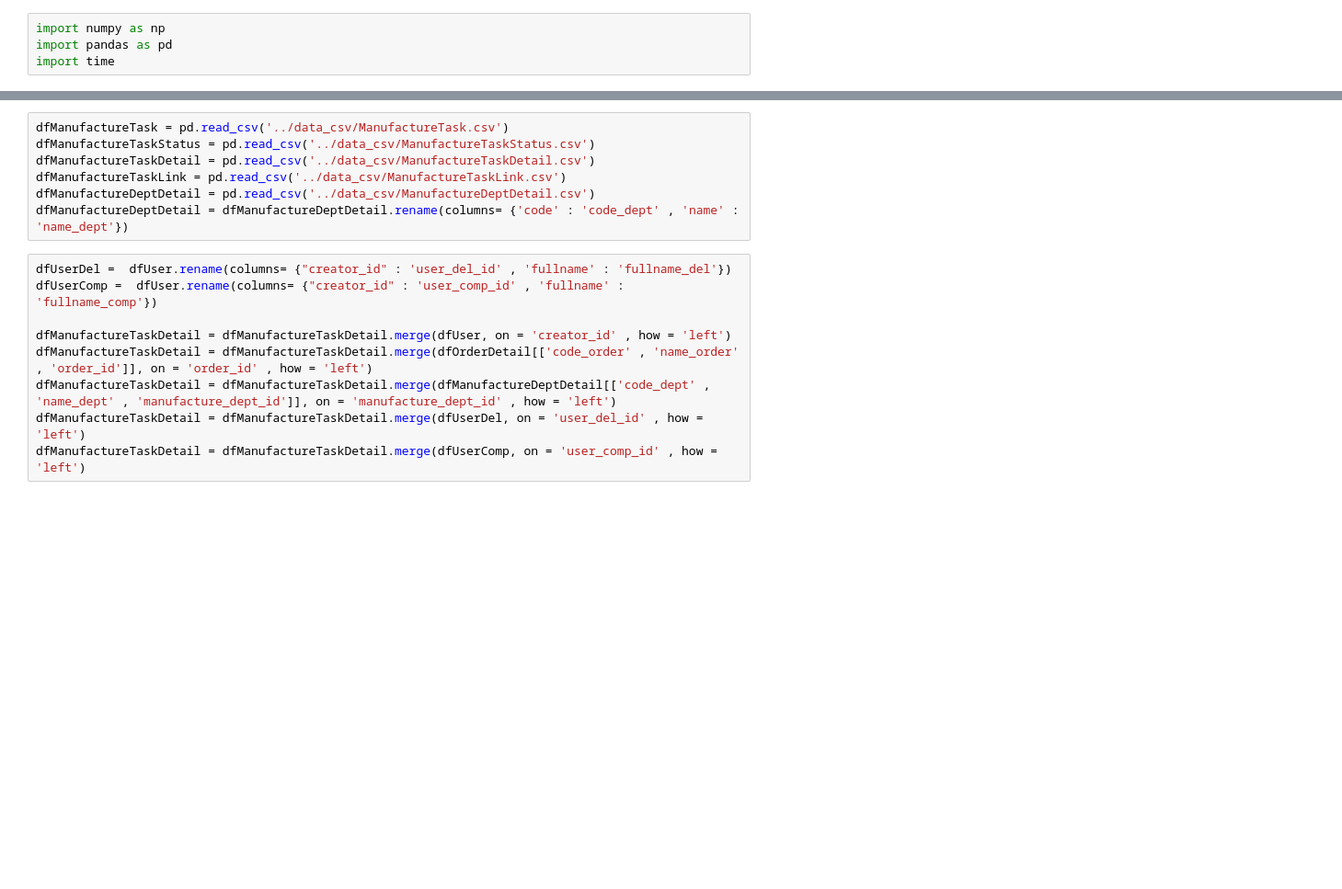
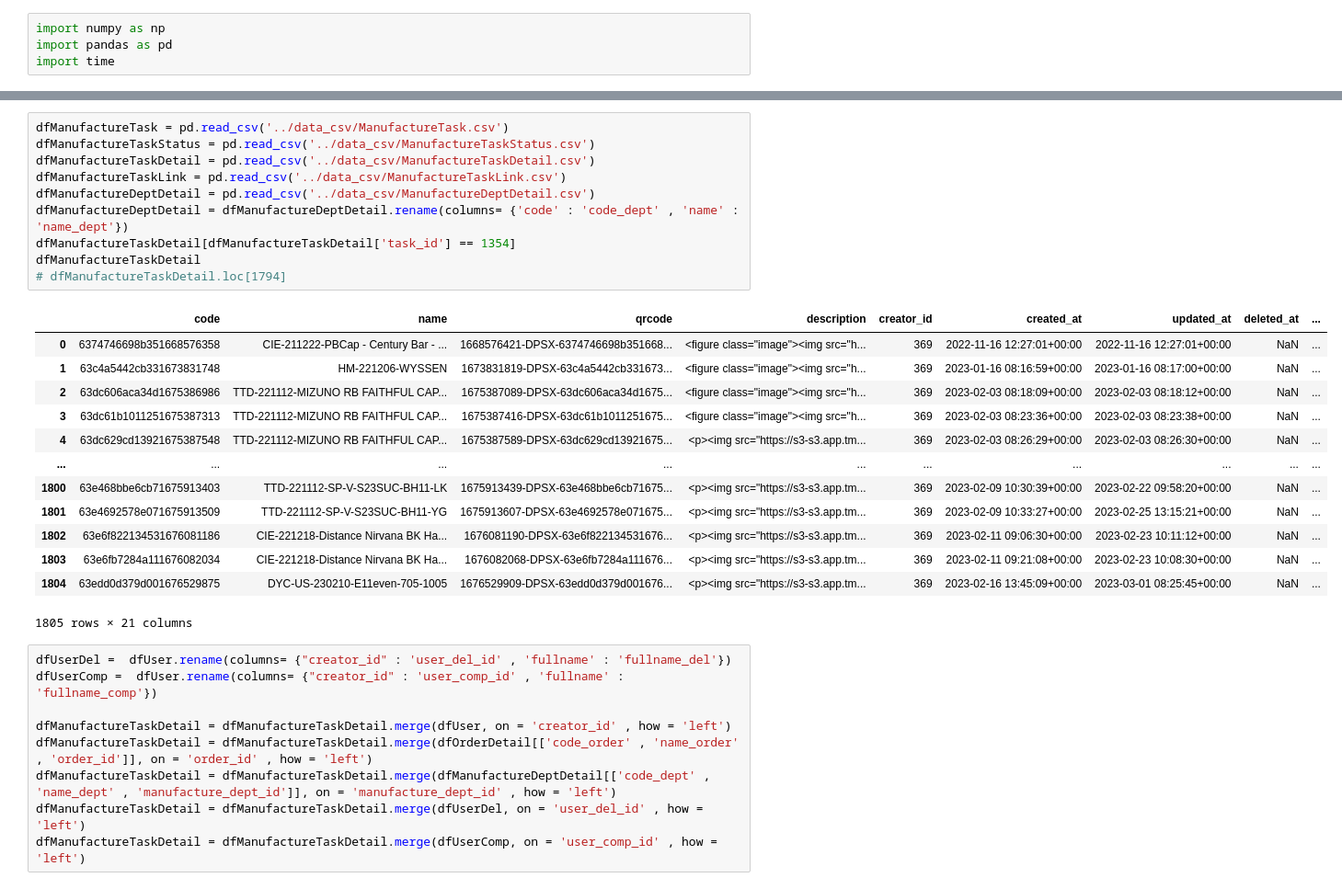
Before and after one commit to Thang1703hrsh/TMSDjango, a Jupyter notebook: temporary/get_manufacture_task.ipynb, the cells around one changed output, grey strips where cells are left out. Shown at 92% size. Cells and saved outputs as stored; diff of their text form; blank space fills up the shorter version.

```diff
--- a/temporary/get_manufacture_task.ipynb
+++ b/temporary/get_manufacture_task.ipynb
@@ -9,10 +17,27 @@ dfOrderDetail = dfOrderDetail.rename(columns= {"code" : 'code_order' , 'name' :
 # %%
 dfManufactureTask = pd.read_csv('../data_csv/ManufactureTask.csv')
 dfManufactureTaskStatus = pd.read_csv('../data_csv/ManufactureTaskStatus.csv')
 dfManufactureTaskDetail = pd.read_csv('../data_csv/ManufactureTaskDetail.csv')
 dfManufactureTaskLink = pd.read_csv('../data_csv/ManufactureTaskLink.csv')
 dfManufactureDeptDetail = pd.read_csv('../data_csv/ManufactureDeptDetail.csv')
 dfManufactureDeptDetail = dfManufactureDeptDetail.rename(columns= {'code' : 'code_dept' , 'name' : 'name_dept'})
+dfManufactureTaskDetail[dfManufactureTaskDetail['task_id'] == 1354]
+dfManufactureTaskDetail
+# dfManufactureTaskDetail.loc[1794]
+# %% [output]
+|  | code | name | qrcode | description | creator_id | created_at | updated_at | deleted_at | ... |
+| 0 | 6374746698b351668576358 | CIE-211222-PBCap - Century Bar - ... | 1668576421-DPSX-6374746698b351668... | <figure class="image"><img src="h... | 369 | 2022-11-16 12:27:01+00:00 | 2022-11-16 12:27:01+00:00 | NaN | ... |
+| 1 | 63c4a5442cb331673831748 | HM-221206-WYSSEN | 1673831819-DPSX-63c4a5442cb331673... | <figure class="image"><img src="h... | 369 | 2023-01-16 08:16:59+00:00 | 2023-01-16 08:17:00+00:00 | NaN | ... |
+| 2 | 63dc606aca34d1675386986 | TTD-221112-MIZUNO RB FAITHFUL CAP... | 1675387089-DPSX-63dc606aca34d1675... | <figure class="image"><img src="h... | 369 | 2023-02-03 08:18:09+00:00 | 2023-02-03 08:18:12+00:00 | NaN | ... |
+| 3 | 63dc61b1011251675387313 | TTD-221112-MIZUNO RB FAITHFUL CAP... | 1675387416-DPSX-63dc61b1011251675... | <figure class="image"><img src="h... | 369 | 2023-02-03 08:23:36+00:00 | 2023-02-03 08:23:38+00:00 | NaN | ... |
+| 4 | 63dc629cd13921675387548 | TTD-221112-MIZUNO RB FAITHFUL CAP... | 1675387589-DPSX-63dc629cd13921675... | <p><img src="https://s3-s3.app.tm... | 369 | 2023-02-03 08:26:29+00:00 | 2023-02-03 08:26:30+00:00 | NaN | ... |
+| ... | ... | ... | ... | ... | ... | ... | ... | ... | ... |
+| 1800 | 63e468bbe6cb71675913403 | TTD-221112-SP-V-S23SUC-BH11-LK | 1675913439-DPSX-63e468bbe6cb71675... | <p><img src="https://s3-s3.app.tm... | 369 | 2023-02-09 10:30:39+00:00 | 2023-02-22 09:58:20+00:00 | NaN | ... |
+| 1801 | 63e4692578e071675913509 | TTD-221112-SP-V-S23SUC-BH11-YG | 1675913607-DPSX-63e4692578e071675... | <p><img src="https://s3-s3.app.tm... | 369 | 2023-02-09 10:33:27+00:00 | 2023-02-25 13:15:21+00:00 | NaN | ... |
+| 1802 | 63e6f822134531676081186 | CIE-221218-Distance Nirvana BK Ha... | 1676081190-DPSX-63e6f822134531676... | <p><img src="https://s3-s3.app.tm... | 369 | 2023-02-11 09:06:30+00:00 | 2023-02-23 10:11:12+00:00 | NaN | ... |
+| 1803 | 63e6fb7284a111676082034 | CIE-221218-Distance Nirvana BK Ha... | 1676082068-DPSX-63e6fb7284a111676... | <p><img src="https://s3-s3.app.tm... | 369 | 2023-02-11 09:21:08+00:00 | 2023-02-23 10:08:30+00:00 | NaN | ... |
+| 1804 | 63edd0d379d001676529875 | DYC-US-230210-E11even-705-1005 | 1676529909-DPSX-63edd0d379d001676... | <p><img src="https://s3-s3.app.tm... | 369 | 2023-02-16 13:45:09+00:00 | 2023-03-01 08:25:45+00:00 | NaN | ... |
+1805 rows × 21 columns
 # %%
 dfUserDel =  dfUser.rename(columns= {"creator_id" : 'user_del_id' , 'fullname' : 'fullname_del'})
 dfUserComp =  dfUser.rename(columns= {"creator_id" : 'user_comp_id' , 'fullname' : 'fullname_comp'})
```
Also changed, not shown: parts of 11 cells of this notebook, 24 other files.
